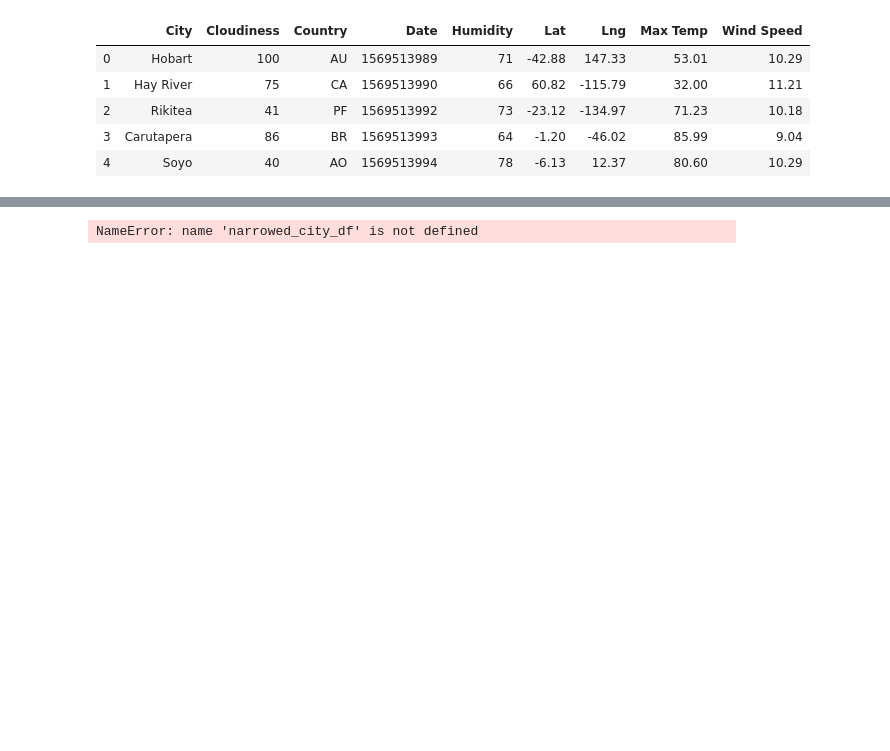
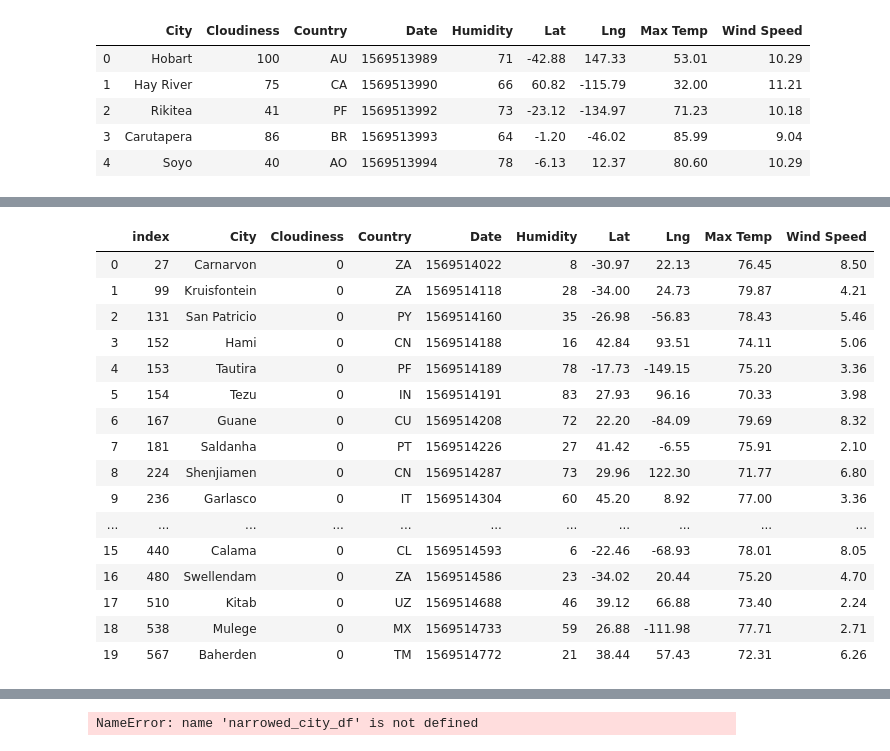
Before and after one commit to ASooklall/python-api-challenge, a Jupyter notebook: VacationPy.ipynb, the cells around one changed output, grey strips where cells are left out. Saved outputs shown, nothing was run; the diff lists cells and outputs as text; code cells hidden in the pictures; blank space fills up the shorter version.

Commit message:
added in dataframes and city loops

```diff
--- a/VacationPy.ipynb
+++ b/VacationPy.ipynb
@@ -108,0 +111,32 @@ SyntaxError: invalid syntax (<ipython-input-9-9837e04abe2f>, line 2)
+# %%
+# Create new DataFrame fitting weather criteria
+# max temperature lower than 80 degrees but higher than 70.
+# Wind speed less than 10 mph.
+# Zero cloudiness.
+
+narrowed_city_df = city_df.copy()
+narrowed_city_df = narrowed_city_df[narrowed_city_df['Max Temp'] >= 70]
+narrowed_city_df = narrowed_city_df[narrowed_city_df['Max Temp'] <= 80]
+narrowed_city_df = narrowed_city_df[narrowed_city_df['Wind Speed'] <= 10]
+narrowed_city_df = narrowed_city_df[narrowed_city_df['Cloudiness'] == 0]
+narrowed_city_df = narrowed_city_df.dropna()
+narrowed_city_df = narrowed_city_df.reset_index()
+narrowed_city_df
+# %% [output]
+|  | index | City | Cloudiness | Country | Date | Humidity | Lat | Lng | Max Temp | Wind Speed |
+| 0 | 27 | Carnarvon | 0 | ZA | 1569514022 | 8 | -30.97 | 22.13 | 76.45 | 8.50 |
+| 1 | 99 | Kruisfontein | 0 | ZA | 1569514118 | 28 | -34.00 | 24.73 | 79.87 | 4.21 |
+| 2 | 131 | San Patricio | 0 | PY | 1569514160 | 35 | -26.98 | -56.83 | 78.43 | 5.46 |
+| 3 | 152 | Hami | 0 | CN | 1569514188 | 16 | 42.84 | 93.51 | 74.11 | 5.06 |
+| 4 | 153 | Tautira | 0 | PF | 1569514189 | 78 | -17.73 | -149.15 | 75.20 | 3.36 |
+| 5 | 154 | Tezu | 0 | IN | 1569514191 | 83 | 27.93 | 96.16 | 70.33 | 3.98 |
+| 6 | 167 | Guane | 0 | CU | 1569514208 | 72 | 22.20 | -84.09 | 79.69 | 8.32 |
+| 7 | 181 | Saldanha | 0 | PT | 1569514226 | 27 | 41.42 | -6.55 | 75.91 | 2.10 |
+| 8 | 224 | Shenjiamen | 0 | CN | 1569514287 | 73 | 29.96 | 122.30 | 71.77 | 6.80 |
+| 9 | 236 | Garlasco | 0 | IT | 1569514304 | 60 | 45.20 | 8.92 | 77.00 | 3.36 |
+| ... | ... | ... | ... | ... | ... | ... | ... | ... | ... | ... |
+| 15 | 440 | Calama | 0 | CL | 1569514593 | 6 | -22.46 | -68.93 | 78.01 | 8.05 |
+| 16 | 480 | Swellendam | 0 | ZA | 1569514586 | 23 | -34.02 | 20.44 | 75.20 | 4.70 |
+| 17 | 510 | Kitab | 0 | UZ | 1569514688 | 46 | 39.12 | 66.88 | 73.40 | 2.24 |
+| 18 | 538 | Mulege | 0 | MX | 1569514733 | 59 | 26.88 | -111.98 | 77.71 | 2.71 |
+| 19 | 567 | Baherden | 0 | TM | 1569514772 | 21 | 38.44 | 57.43 | 72.31 | 6.26 |
```
Also changed, not shown: parts of 11 cells of this notebook.
